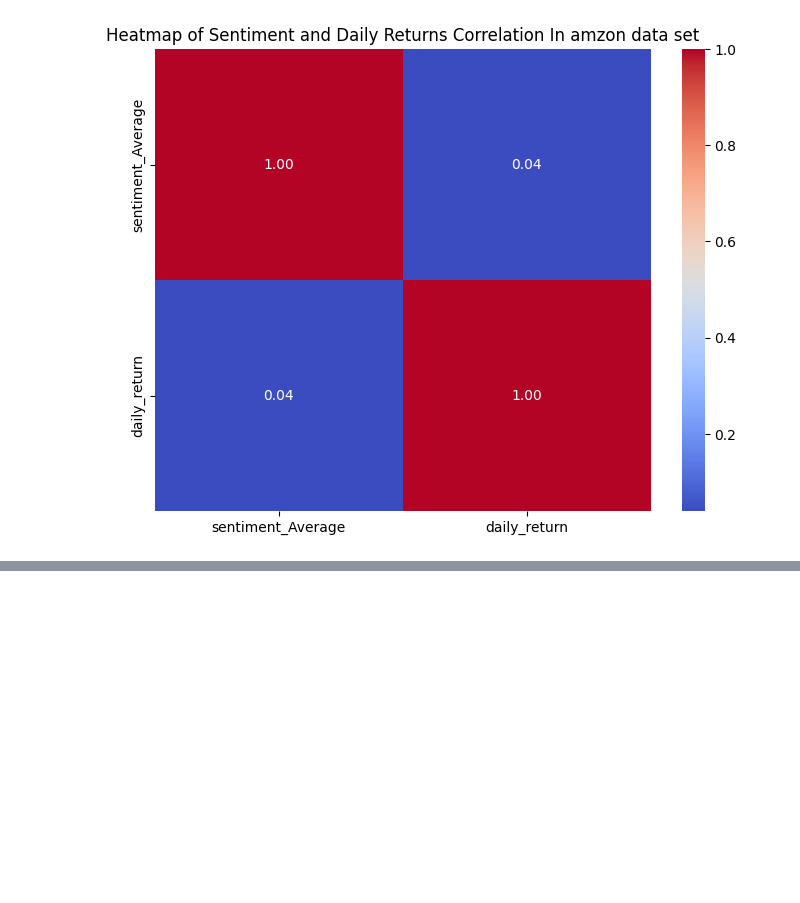
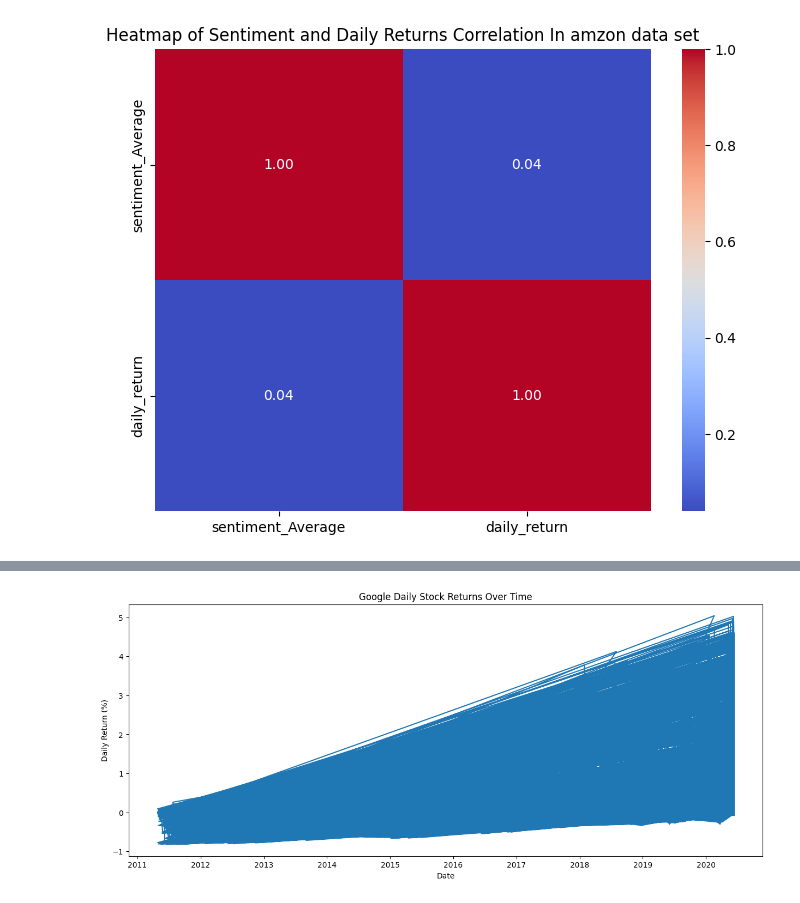
Before and after one commit to davekindea/Week1, a Jupyter notebook: notebooks/task3.ipynb, the cells around one changed output, grey strips where cells are left out. Saved outputs shown, nothing was run; the diff lists cells and outputs as text; code cells hidden in the pictures; blank space fills up the shorter version.

Commit message:
task3 google

```diff
--- a/notebooks/task3.ipynb
+++ b/notebooks/task3.ipynb
@@ -409,0 +433,3 @@ plt.show()
+# %%
+data3["Date"]=pd.to_datetime(data3["Date"],errors="coerce")
+data3.dtypes
@@ -409,0 +447,3 @@ plt.show()
+# %%
+data_GOOG=data_news.merge(data3[["Date", "Open", "High", "Low", "Close", "Adj Close", "Volume", "Dividends", "Stock Splits"]],on="Date")
+data_GOOG.head()
@@ -409,0 +457,3 @@ plt.show()
+# %%
+data_GOOG["daily_return"]=data_GOOG["Close"].pct_change()
+data_GOOG.head()
@@ -409,0 +467,11 @@ plt.show()
+# %%
+data_GOOG["daily_return"]=data_GOOG["daily_return"].fillna(0)
+# %%
+plt.figure(figsize=(15,6))
+plt.plot(data_GOOG["Date"],data_GOOG["daily_return"])
+plt.title('Google Daily Stock Returns Over Time')
+plt.xlabel('Date')
+plt.ylabel('Daily Return (%)')
+plt.show()
+# %% [output]
+[figure, added]
```
Also changed, not shown: parts of 15 cells of this notebook.
